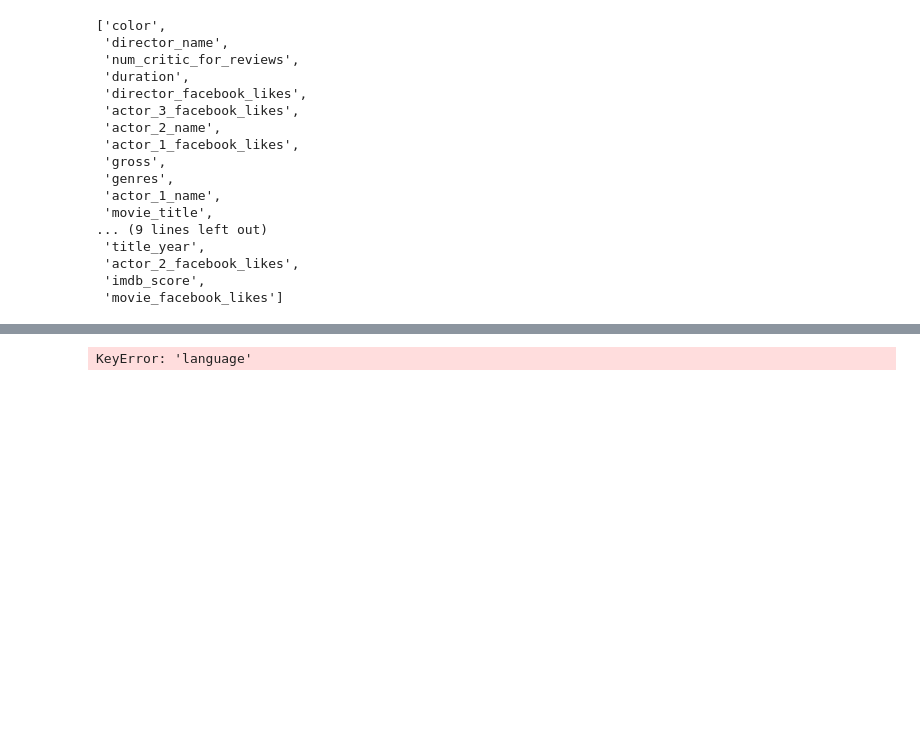
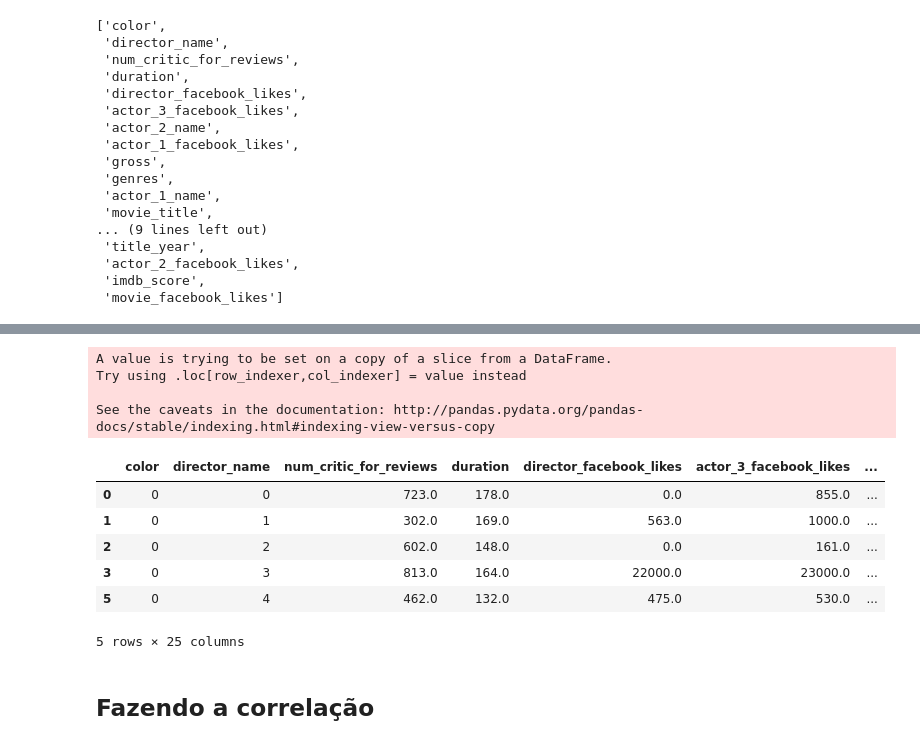
Before and after one commit to gabicaruso/Projeto3_CD, a Jupyter notebook: P3CD.ipynb, the cells around one changed output, grey strips where cells are left out. Drawn from its saved outputs; the diff is of its cells as text; code cells hidden in the pictures; blank space fills up the shorter version.

```diff
--- a/P3CD.ipynb
+++ b/P3CD.ipynb
@@ -124,16 +134,27 @@ def numerar(dataframe, coluna):
 # %%
 numerar(data, "actor_2_name")
 numerar(data, "director_name")
 numerar(data, "actor_1_name")
 numerar(data, "movie_title")
 numerar(data, "genres")
 numerar(data, "actor_3_name")
-numerar(data, "language")
 numerar(data, "plot_keywords")
 numerar(data, "country")
 numerar(data, "content_rating")
 data.head()
 # %% [output]
-KeyError: 'language'
+A value is trying to be set on a copy of a slice from a DataFrame.
+Try using .loc[row_indexer,col_indexer] = value instead
+
+See the caveats in the documentation: http://pandas.pydata.org/pandas-docs/stable/indexing.html#indexing-view-versus-copy
+|  | color | director_name | num_critic_for_reviews | duration | director_facebook_likes | actor_3_facebook_likes | ... |
+| 0 | 0 | 0 | 723.0 | 178.0 | 0.0 | 855.0 | ... |
+| 1 | 0 | 1 | 302.0 | 169.0 | 563.0 | 1000.0 | ... |
+| 2 | 0 | 2 | 602.0 | 148.0 | 0.0 | 161.0 | ... |
+| 3 | 0 | 3 | 813.0 | 164.0 | 22000.0 | 23000.0 | ... |
+| 5 | 0 | 4 | 462.0 | 132.0 | 475.0 | 530.0 | ... |
+5 rows × 25 columns
+# %% [markdown]
+## Fazendo a correlação
 # %%
 data.corr()
```
Also changed, not shown: parts of 8 cells of this notebook.
